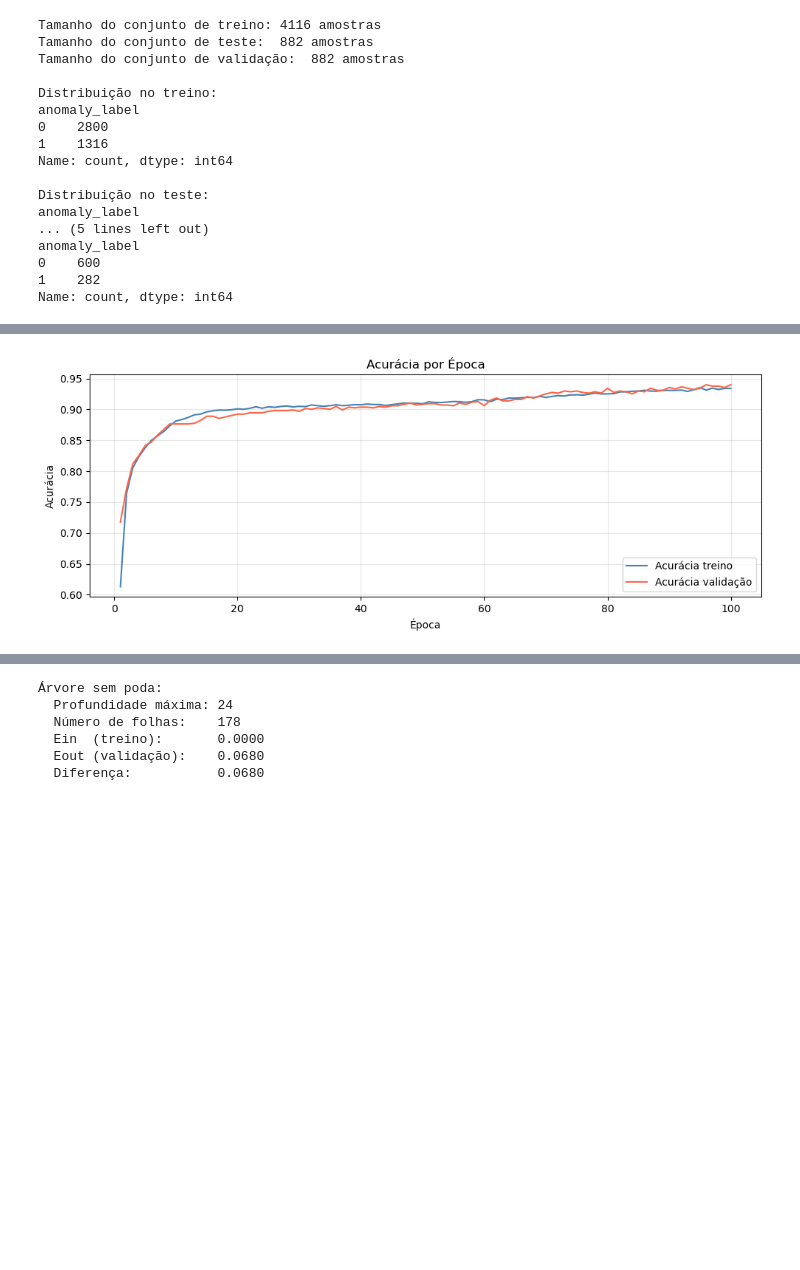
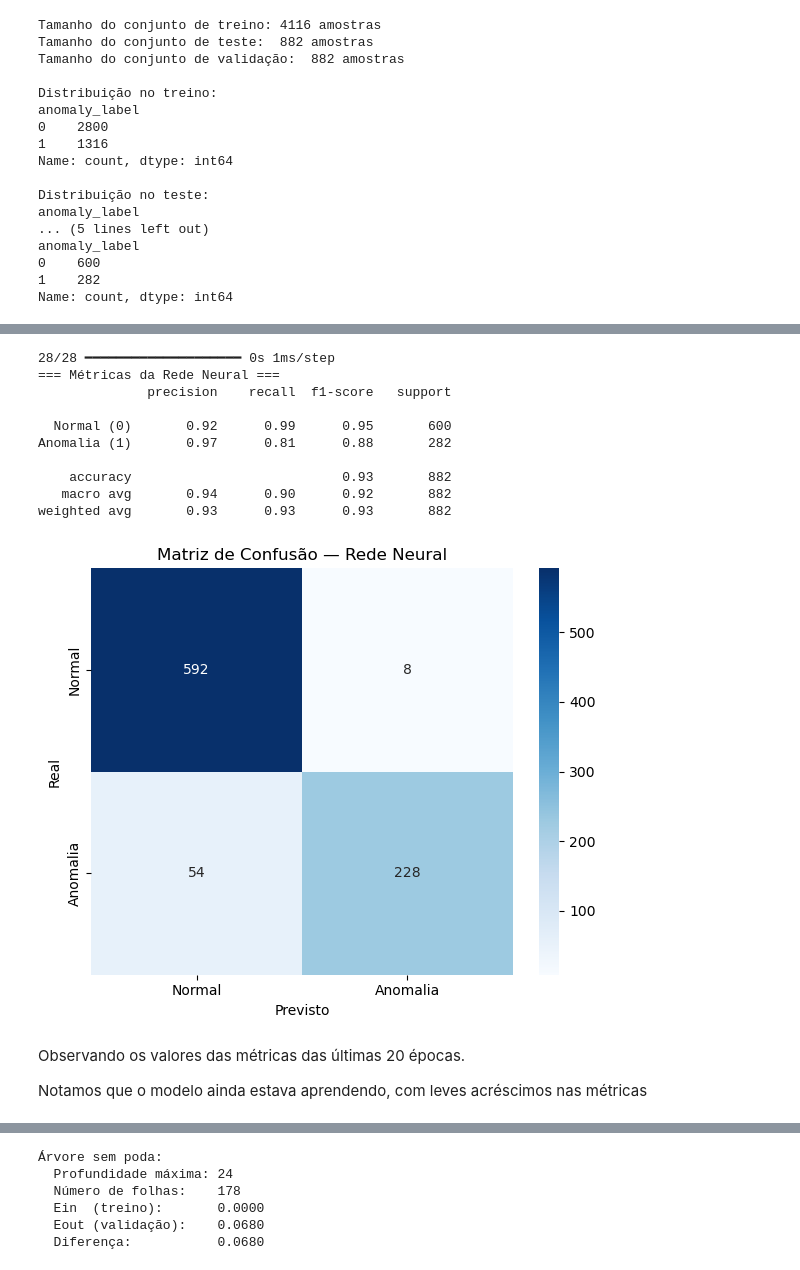
Before and after one commit to gustavojohan/projeto-final-am, a Jupyter notebook: projeto-final.ipynb, the cells around one changed output, grey strips where cells are left out. Saved outputs shown, nothing was run; the diff lists cells and outputs as text; code cells hidden in the pictures; blank space fills up the shorter version.

```diff
--- a/projeto-final.ipynb
+++ b/projeto-final.ipynb
@@ -327,16 +329,39 @@ Sem overfitting evidente
-# %%
-acc_train = history.history['accuracy']
-acc_val   = history.history['val_accuracy']
-
-plt.figure(figsize=(10, 4))
-plt.plot(epocas, acc_train, label='Acurácia treino',    color='steelblue')
-plt.plot(epocas, acc_val,   label='Acurácia validação', color='tomato')
-plt.xlabel('Época')
-plt.ylabel('Acurácia')
-plt.title('Acurácia por Época')
-plt.legend()
-plt.grid(alpha=0.3)
-plt.tight_layout()
-plt.show()
-# %% [output]
-[figure, removed]
+# %%
+from sklearn.metrics import classification_report, confusion_matrix
+
+# Predições na validação
+y_pred_prob = model.predict(X_val)
+y_pred = (y_pred_prob >= 0.5).astype(int)
+
+# Métricas
+print("=== Métricas da Rede Neural ===")
+print(classification_report(y_val, y_pred,
+      target_names=['Normal (0)', 'Anomalia (1)']))
+
+# Matriz de confusão
+cm = confusion_matrix(y_val, y_pred)
+plt.figure(figsize=(6, 5))
+sns.heatmap(cm, annot=True, fmt='d', cmap='Blues',
+            xticklabels=['Normal', 'Anomalia'],
+            yticklabels=['Normal', 'Anomalia'])
+plt.title('Matriz de Confusão — Rede Neural')
+plt.ylabel('Real')
+plt.xlabel('Previsto')
+plt.tight_layout()
+plt.show()
+# %% [output]
+28/28 ━━━━━━━━━━━━━━━━━━━━ 0s 1ms/step
+=== Métricas da Rede Neural ===
+              precision    recall  f1-score   support
+
+  Normal (0)       0.92      0.99      0.95       600
+Anomalia (1)       0.97      0.81      0.88       282
+
+    accuracy                           0.93       882
+   macro avg       0.94      0.90      0.92       882
+weighted avg       0.93      0.93      0.93       882
+[figure, added]
+# %% [markdown]
+Observando os valores das métricas das últimas 20 épocas.
+
+Notamos que o modelo ainda estava aprendendo, com leves acréscimos nas métricas
```
Also changed, not shown: parts of 24 cells of this notebook.
